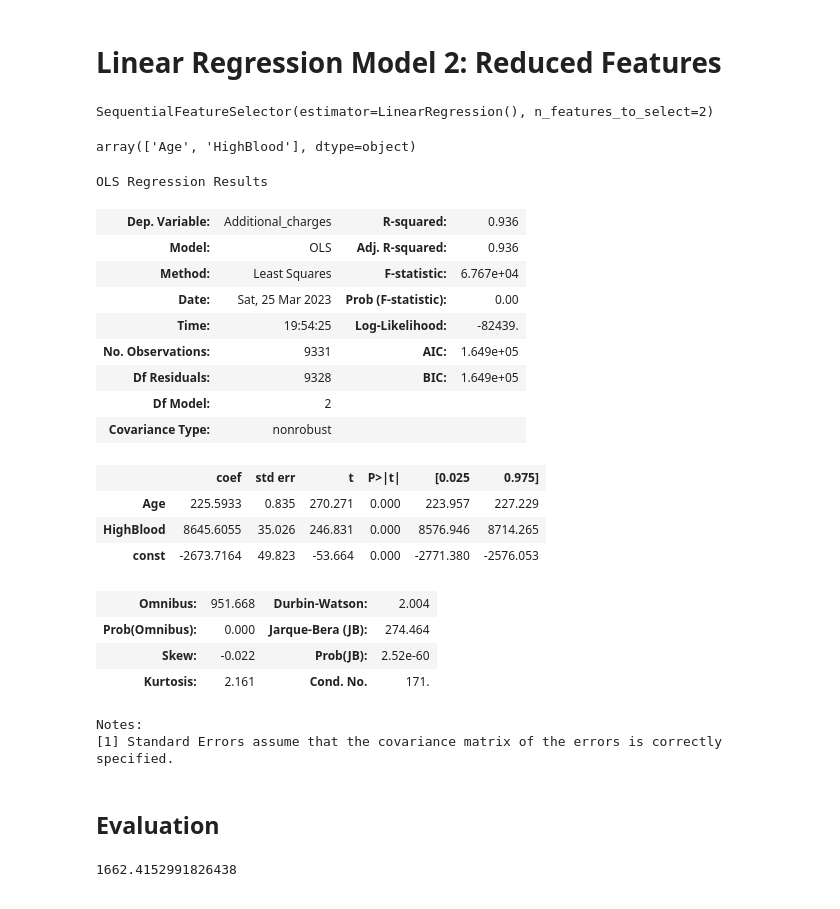
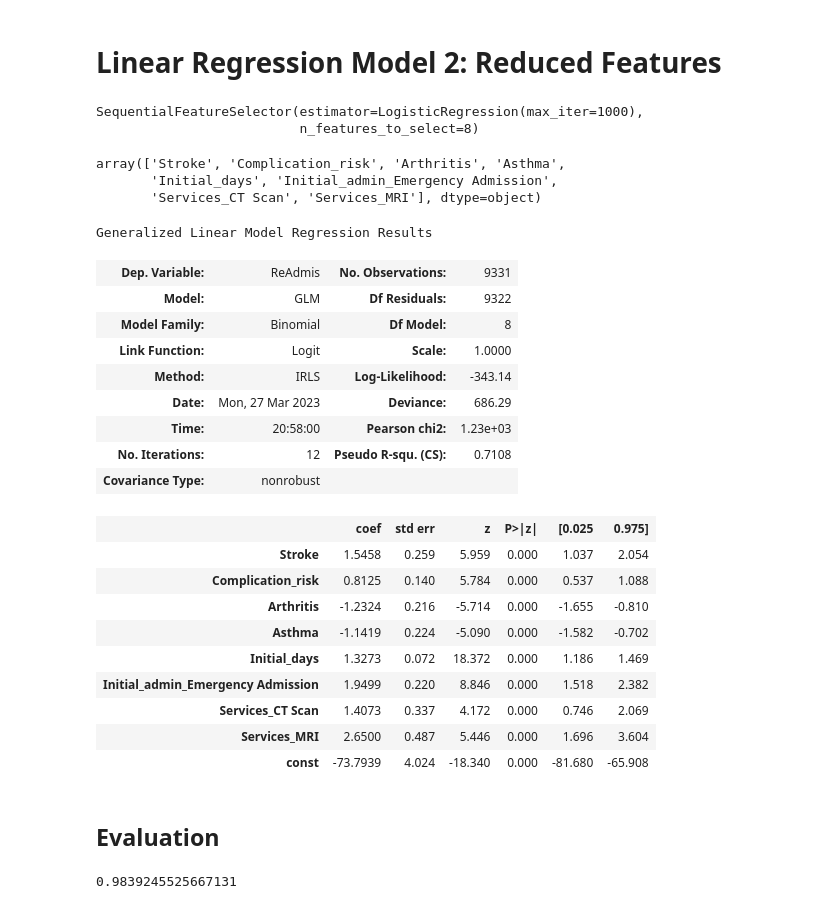
Before and after one commit to sjo1403/medical_predictive_modeling, a Jupyter notebook: D208 Task2 Model.ipynb, the cells around one changed output. Cells and saved outputs as stored; diff of their text form; code cells hidden in the pictures.

Commit message:
Add files via upload
added evaluation metrics to model

```diff
--- a/D208 Task2 Model.ipynb
+++ b/D208 Task2 Model.ipynb
@@ -111,7 +117,7 @@ vif_data
 # Linear Regression Model 2: Reduced Features
 # %%
 # import packages from scikit-learn for feature reduction
-from sklearn.linear_model import LinearRegression
+from sklearn.linear_model import LogisticRegression
 from sklearn.feature_selection import SequentialFeatureSelector
 
 # Title: scikit-learn/scikit-learn
@@ -121,60 +127,64 @@ from sklearn.feature_selection import SequentialFeatureSelector
 # Availability: https://doi.org/10.5281/zenodo.6543413
 
 # re-define independent variables
-x = df.drop(columns='Additional_charges')
+x = df.drop(columns='ReAdmis')
 
-# linear regression estimator to be used in feature selection
-reg = LinearRegression().fit(x, y)
+# logistic regression estimator to be used in feature selection
+reg = LogisticRegression(max_iter=1000).fit(x, y)
 # %%
 # reduce features using SequentialFeatureSelector
-sfs = SequentialFeatureSelector(reg, n_features_to_select=2)
+sfs = SequentialFeatureSelector(reg, n_features_to_select=8)
 sfs.fit(x, y)
 # %% [output]
-SequentialFeatureSelector(estimator=LinearRegression(), n_features_to_select=2)
+SequentialFeatureSelector(estimator=LogisticRegression(max_iter=1000),
+                          n_features_to_select=8)
 # %%
 # return selected features
 sfs.get_feature_names_out()
 # %% [output]
-array(['Age', 'HighBlood'], dtype=object)
+array(['Stroke', 'Complication_risk', 'Arthritis', 'Asthma',
+       'Initial_days', 'Initial_admin_Emergency Admission',
+       'Services_CT Scan', 'Services_MRI'], dtype=object)
 # %%
 # reduce x to selected features
-x = df[['Age', 'HighBlood']].assign(const=1)
+x = df[['Stroke', 'Complication_risk', 'Arthritis', 'Asthma',
+       'Initial_days', 'Initial_admin_Emergency Admission',
+       'Services_CT Scan', 'Services_MRI']].assign(const=1)
 # %%
 # re-perform linear regression
 # perform the regression and fitting the model
-model2 = sm.OLS(y, x).fit()
+model2 = sm.GLM(y, x, family=sm.families.Binomial()).fit()
 model2.summary()
 # %% [output]
-OLS Regression Results
+Generalized Linear Model Regression Results
-| Dep. Variable: | Additional_charges | R-squared: | 0.936 |
-| Model: | OLS | Adj. R-squared: | 0.936 |
-| Method: | Least Squares | F-statistic: | 6.767e+04 |
-| Date: | Sat, 25 Mar 2023 | Prob (F-statistic): | 0.00 |
-| Time: | 19:54:25 | Log-Likelihood: | -82439. |
-| No. Observations: | 9331 | AIC: | 1.649e+05 |
-| Df Residuals: | 9328 | BIC: | 1.649e+05 |
-| Df Model: | 2 |  |  |
+| Dep. Variable: | ReAdmis | No. Observations: | 9331 |
+| Model: | GLM | Df Residuals: | 9322 |
+| Model Family: | Binomial | Df Model: | 8 |
+| Link Function: | Logit | Scale: | 1.0000 |
+| Method: | IRLS | Log-Likelihood: | -343.14 |
+| Date: | Mon, 27 Mar 2023 | Deviance: | 686.29 |
+| Time: | 20:58:00 | Pearson chi2: | 1.23e+03 |
+| No. Iterations: | 12 | Pseudo R-squ. (CS): | 0.7108 |
 | Covariance Type: | nonrobust |  |  |
-|  | coef | std err | t | P>|t| | [0.025 | 0.975] |
-| Age | 225.5933 | 0.835 | 270.271 | 0.000 | 223.957 | 227.229 |
-| HighBlood | 8645.6055 | 35.026 | 246.831 | 0.000 | 8576.946 | 8714.265 |
-| const | -2673.7164 | 49.823 | -53.664 | 0.000 | -2771.380 | -2576.053 |
+|  | coef | std err | z | P>|z| | [0.025 | 0.975] |
+| Stroke | 1.5458 | 0.259 | 5.959 | 0.000 | 1.037 | 2.054 |
+| Complication_risk | 0.8125 | 0.140 | 5.784 | 0.000 | 0.537 | 1.088 |
+| Arthritis | -1.2324 | 0.216 | -5.714 | 0.000 | -1.655 | -0.810 |
+| Asthma | -1.1419 | 0.224 | -5.090 | 0.000 | -1.582 | -0.702 |
+| Initial_days | 1.3273 | 0.072 | 18.372 | 0.000 | 1.186 | 1.469 |
+| Initial_admin_Emergency Admission | 1.9499 | 0.220 | 8.846 | 0.000 | 1.518 | 2.382 |
+| Services_CT Scan | 1.4073 | 0.337 | 4.172 | 0.000 | 0.746 | 2.069 |
+| Services_MRI | 2.6500 | 0.487 | 5.446 | 0.000 | 1.696 | 3.604 |
+| const | -73.7939 | 4.024 | -18.340 | 0.000 | -81.680 | -65.908 |
-| Omnibus: | 951.668 | Durbin-Watson: | 2.004 |
-| Prob(Omnibus): | 0.000 | Jarque-Bera (JB): | 274.464 |
-| Skew: | -0.022 | Prob(JB): | 2.52e-60 |
-| Kurtosis: | 2.161 | Cond. No. | 171. |
-Notes:
-[1] Standard Errors assume that the covariance matrix of the errors is correctly specified.
 # %% [markdown]
 ## Evaluation
 # %%
 # re-evaluate model
-# generate predictions
-y_pred = model2.predict(x)
+# generate predictions; round to 0 or 1
+y_pred = round(model2.predict(x))
 
-# calculate RMSE
-RMSE2 = rmse(y, y_pred)
-RMSE2
+#calculate accuracy
+metrics.accuracy_score(y, y_pred)
 # %% [output]
-1662.4152991826438
+0.9839245525667131
 # %%
```
Also changed, not shown: parts of 11 cells of this notebook.
